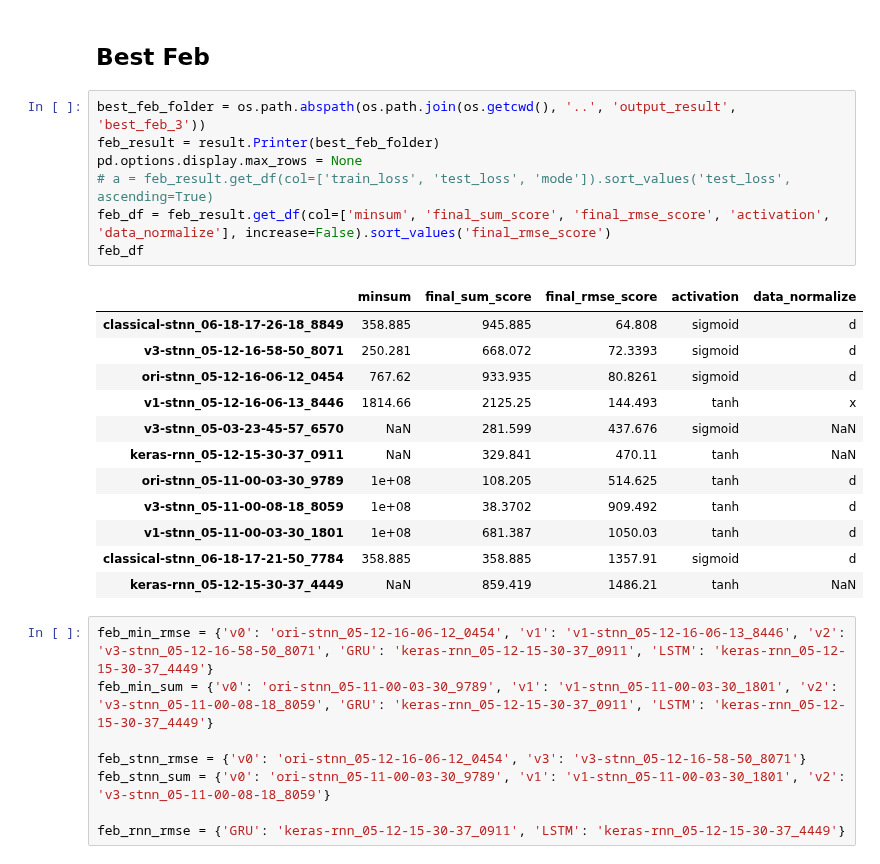
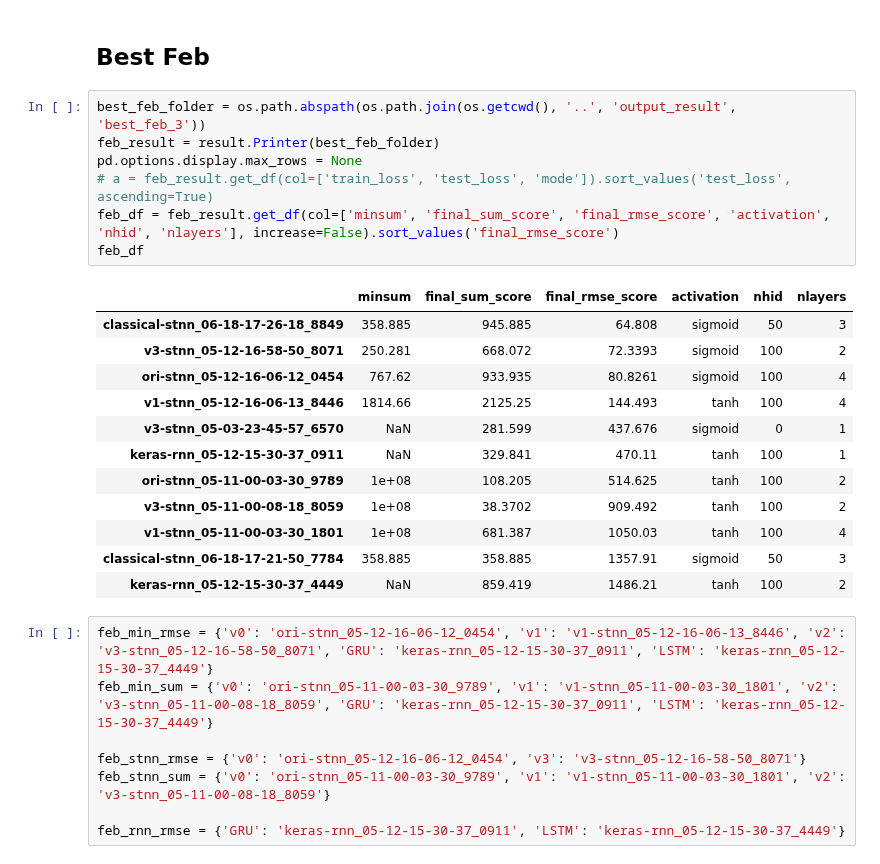
Before and after one commit to wtding1998/RNN_nCov, a Jupyter notebook: ncov_pred3.ipynb, the cells around one changed output. Saved outputs shown, nothing was run; the diff lists cells and outputs as text.

```diff
--- a/ncov_pred3.ipynb
+++ b/ncov_pred3.ipynb
@@ -102,23 +102,23 @@ result.output_scr_by_dir(jar_rnn_rmse, best_jar_folder, minepoch='rmse', write='
 # %%
 best_feb_folder = os.path.abspath(os.path.join(os.getcwd(), '..', 'output_result', 'best_feb_3'))
 feb_result = result.Printer(best_feb_folder)
 pd.options.display.max_rows = None
 # a = feb_result.get_df(col=['train_loss', 'test_loss', 'mode']).sort_values('test_loss', ascending=True)
-feb_df = feb_result.get_df(col=['minsum', 'final_sum_score', 'final_rmse_score', 'activation', 'data_normalize'], increase=False).sort_values('final_rmse_score')
+feb_df = feb_result.get_df(col=['minsum', 'final_sum_score', 'final_rmse_score', 'activation', 'nhid', 'nlayers'], increase=False).sort_values('final_rmse_score')
 feb_df
 # %% [output]
-|  | minsum | final_sum_score | final_rmse_score | activation | data_normalize |
-| classical-stnn_06-18-17-26-18_8849 | 358.885 | 945.885 | 64.808 | sigmoid | d |
-| v3-stnn_05-12-16-58-50_8071 | 250.281 | 668.072 | 72.3393 | sigmoid | d |
-| ori-stnn_05-12-16-06-12_0454 | 767.62 | 933.935 | 80.8261 | sigmoid | d |
-| v1-stnn_05-12-16-06-13_8446 | 1814.66 | 2125.25 | 144.493 | tanh | x |
-| v3-stnn_05-03-23-45-57_6570 | NaN | 281.599 | 437.676 | sigmoid | NaN |
-| keras-rnn_05-12-15-30-37_0911 | NaN | 329.841 | 470.11 | tanh | NaN |
-| ori-stnn_05-11-00-03-30_9789 | 1e+08 | 108.205 | 514.625 | tanh | d |
-| v3-stnn_05-11-00-08-18_8059 | 1e+08 | 38.3702 | 909.492 | tanh | d |
-| v1-stnn_05-11-00-03-30_1801 | 1e+08 | 681.387 | 1050.03 | tanh | d |
-| classical-stnn_06-18-17-21-50_7784 | 358.885 | 358.885 | 1357.91 | sigmoid | d |
-| keras-rnn_05-12-15-30-37_4449 | NaN | 859.419 | 1486.21 | tanh | NaN |
+|  | minsum | final_sum_score | final_rmse_score | activation | nhid | nlayers |
+| classical-stnn_06-18-17-26-18_8849 | 358.885 | 945.885 | 64.808 | sigmoid | 50 | 3 |
+| v3-stnn_05-12-16-58-50_8071 | 250.281 | 668.072 | 72.3393 | sigmoid | 100 | 2 |
+| ori-stnn_05-12-16-06-12_0454 | 767.62 | 933.935 | 80.8261 | sigmoid | 100 | 4 |
+| v1-stnn_05-12-16-06-13_8446 | 1814.66 | 2125.25 | 144.493 | tanh | 100 | 4 |
+| v3-stnn_05-03-23-45-57_6570 | NaN | 281.599 | 437.676 | sigmoid | 0 | 1 |
+| keras-rnn_05-12-15-30-37_0911 | NaN | 329.841 | 470.11 | tanh | 100 | 1 |
+| ori-stnn_05-11-00-03-30_9789 | 1e+08 | 108.205 | 514.625 | tanh | 100 | 2 |
+| v3-stnn_05-11-00-08-18_8059 | 1e+08 | 38.3702 | 909.492 | tanh | 100 | 2 |
+| v1-stnn_05-11-00-03-30_1801 | 1e+08 | 681.387 | 1050.03 | tanh | 100 | 4 |
+| classical-stnn_06-18-17-21-50_7784 | 358.885 | 358.885 | 1357.91 | sigmoid | 50 | 3 |
+| keras-rnn_05-12-15-30-37_4449 | NaN | 859.419 | 1486.21 | tanh | 100 | 2 |
 # %%
 feb_min_rmse = {'v0': 'ori-stnn_05-12-16-06-12_0454', 'v1': 'v1-stnn_05-12-16-06-13_8446', 'v2': 'v3-stnn_05-12-16-58-50_8071', 'GRU': 'keras-rnn_05-12-15-30-37_0911', 'LSTM': 'keras-rnn_05-12-15-30-37_4449'}
 feb_min_sum = {'v0': 'ori-stnn_05-11-00-03-30_9789', 'v1': 'v1-stnn_05-11-00-03-30_1801', 'v2': 'v3-stnn_05-11-00-08-18_8059', 'GRU': 'keras-rnn_05-12-15-30-37_0911', 'LSTM': 'keras-rnn_05-12-15-30-37_4449'}
```
Also changed, not shown: parts of 2 cells of this notebook, 2 other files.
